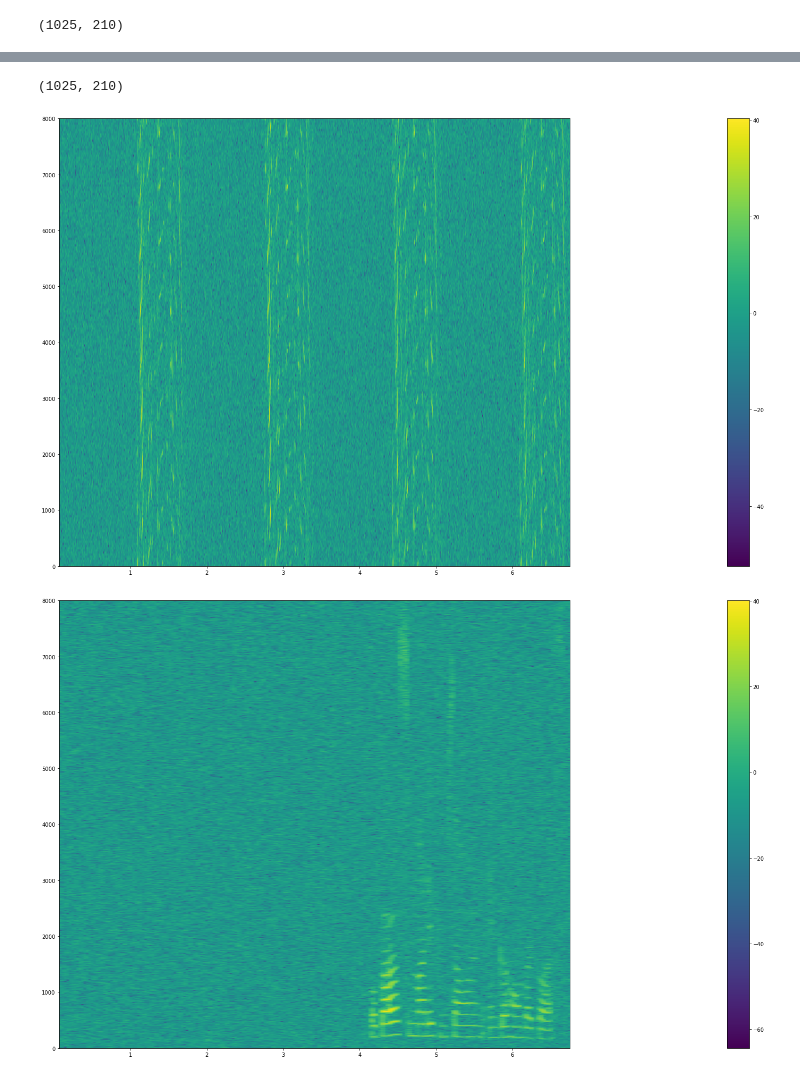
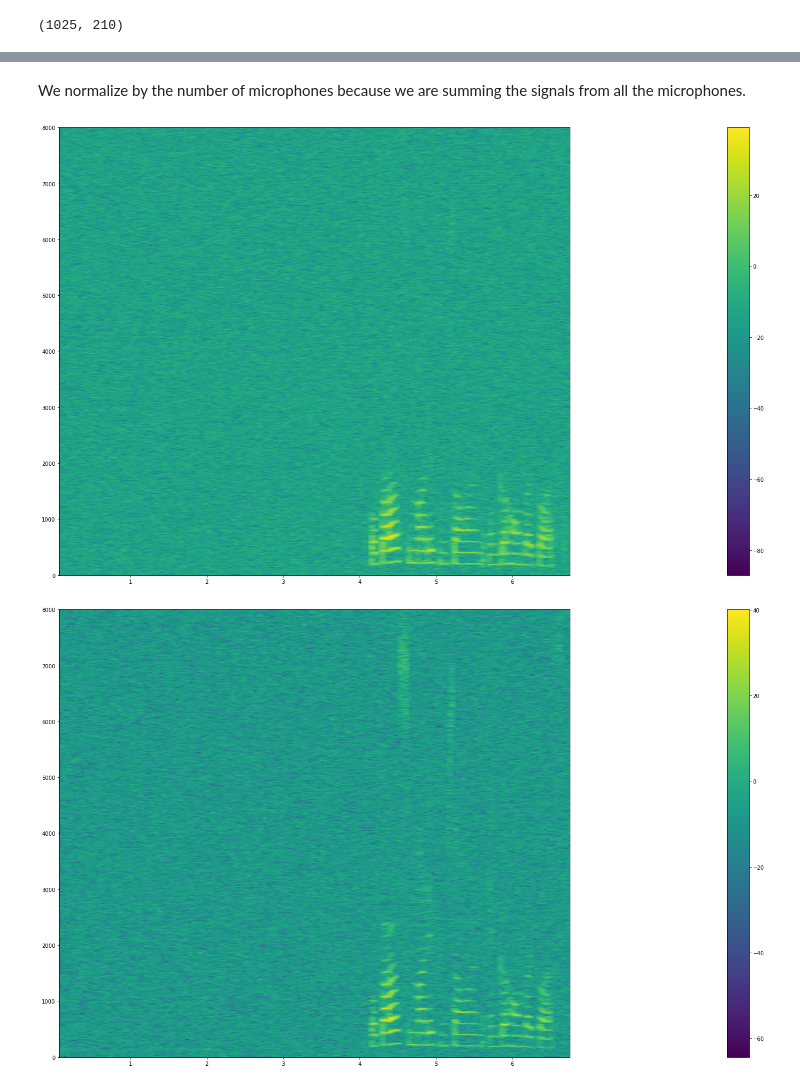
Before and after one commit to angelonti/uhh_ssp_summer2023, a Jupyter notebook: exercise7/exercise7.ipynb, the cells around one changed output, grey strips where cells are left out. Drawn from its saved outputs; the diff is of its cells as text; code cells hidden in the pictures.

```diff
--- a/exercise7/exercise7.ipynb
+++ b/exercise7/exercise7.ipynb
@@ -90,7 +123,7 @@ def compute_time_delay(d, i, theta):
 # %%
 theta = np.pi/4
 d = 0.05
-ts = np.array([compute_time_delay(d, i, theta) for i in range(noisy_sensor_data.shape[1])])
+ts = np.array([compute_time_delay(d, i, theta) for i in range(num_mics)])
 ts
 # %% [output]
 array([0.        , 0.00010399, 0.00020797, 0.00031196])
@@ -101,13 +134,13 @@ v_freq_all.shape[1]
 # %% [markdown]
 It is the correct formula because there is a right angle can be projected between two sensors and then we can calculate the time difference using triangulation.
 # %%
-def compute_steering_vector(sampling_rate, t):
+def compute_steering_vector(fs, t):
     N = v_freq_all.shape[1]
     a = np.zeros((N, 4), dtype=np.complex128)
     for k in range(N):
         a[k][0] = 1
         for i in range(1, 4):
-            a[k][i] = np.exp((-1j*2*np.pi*k*sampling_rate*t[i])/N)
+            a[k][i] = np.exp((-1j*2*np.pi*k*fs*t[i])/N)
     return a
 # %%
 a = compute_steering_vector(sampling_rate, ts)
@@ -144,5 +190,7 @@ b.shape
 # %%
-s = np.zeros((b.shape[0], b.shape[2]), dtype=np.complex128)
+s = np.zeros((m_stft_all.shape[2], m_stft_all.shape[1]), dtype=np.complex128)
+for k in range(m_stft_all.shape[2]):
+    s[k] = (ah[:,k] @ m_stft_all[:,:,k])/num_mics
 s.shape
 # %% [output]
 (1025, 210)
@@ -174,14 +197,5 @@ array([[-2.14441788e-01+0.00000000e+00j, -1.02011278e-01+6.56959627e-02j,
-# %%
-for k in range(b.shape[0]):
-    s[k] = aht[k] @ b[k,:,:]
-    #for l in range(b.shape[2]):
-        #print(f"{aht[k].shape=}")
-        #print(f"{b[k,:,l].shape=}")
-        #print(f"{(aht[k] @ b[k,:,l])=}")
-        #s[k,l] = np.sum(aht[k] * b[k,:,l])
-s.shape
-# %% [output]
-(1025, 210)
+# %% [markdown]
+We normalize by the number of microphones because we are summing the signals from all the microphones.
 # %%
 import matplotlib.pyplot as plt
 
@@ -194,9 +208,9 @@ def plot_spectrogram_nostft(m_stft, v_time_frame, v_freq, vmin=None, vmax=None):
                                                            sampling_rate//2], aspect='auto', vmin=vmin, vmax=vmax)
     fig.colorbar(im, orientation="vertical", pad=0.2)
 # %%
-plot_spectrogram_nostft(s, v_time_frame_all[0], v_freq_all[0])
+plot_spectrogram_nostft(s.T, v_time_frame_all[0], v_freq_all[0])
 # %% [output]
-[figure, old version]
+[figure, new version]
 # %%
 plot_spectrogram_nostft(m_stft_all[0], v_time_frame_all[0], v_freq_all[0])
 # %% [output]
```
Also changed, not shown: parts of 17 cells of this notebook.
